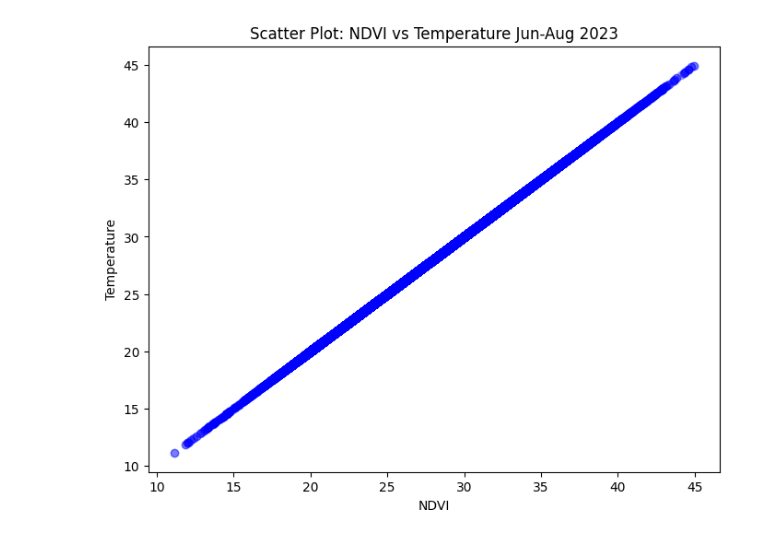
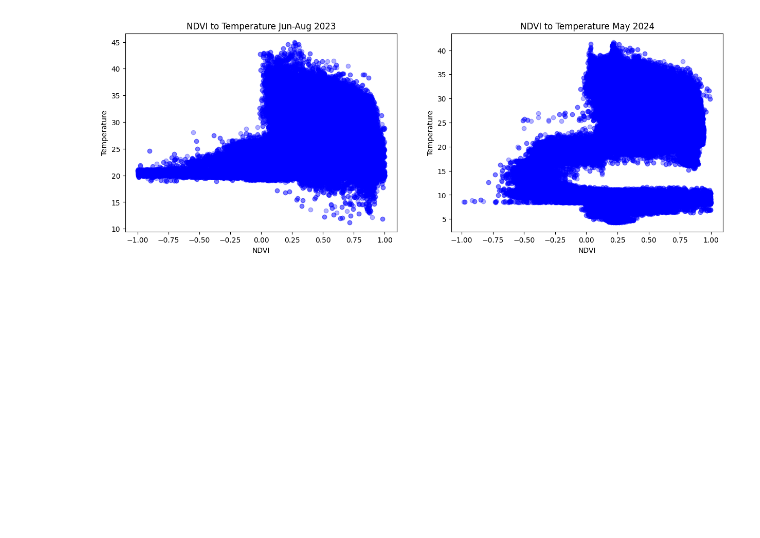
Before and after one commit to KZabd/PMfG_Exam, a Jupyter notebook: KZabdyrskaExam/KZtask1.ipynb, the cells around one changed output. Drawn from its saved outputs; the diff is of its cells as text; code cells hidden in the pictures; blank space fills up the shorter version.

```diff
--- a/KZabdyrskaExam/KZtask1.ipynb
+++ b/KZabdyrskaExam/KZtask1.ipynb
@@ -11,5 +6,6 @@ ndvi_files = ["t5_lst2023_Jun_Aug.tif", "t5_ndvi2024May.tif"]
 # %%
-# Read temperature and NDVI data
-temp_data_list = [rasterio.open(data_dir + file).read(1) for file in temp_files]
-ndvi_data_list = [rasterio.open(data_dir + file).read(1) for file in ndvi_files]
+temp1 = rasterio.open("/Users/user/Studia_RSG/S2/Python_Matlab_for_Geoscience/Exam/t5_lst2023_Jun_Aug.tif").read(1)
+temp2 = rasterio.open("/Users/user/Studia_RSG/S2/Python_Matlab_for_Geoscience/Exam/t5_lst2024May.tif").read(1)
+ndvi1 = rasterio.open("/Users/user/Studia_RSG/S2/Python_Matlab_for_Geoscience/Exam/t5_ndvi2024_Jul_Aug.tif").read(1)
+ndvi2 = rasterio.open("/Users/user/Studia_RSG/S2/Python_Matlab_for_Geoscience/Exam/t5_ndvi2024May.tif").read(1)
 # %%
@@ -48,10 +67,16 @@ plt.show()
 # %%
-# Scatter plot: x = NDVI, y = Temperature
-plt.figure(figsize=(8, 6))
-plt.scatter(ndvi_data_list[0].flatten(), temp_data_list[0].flatten(), alpha=0.3, color='blue')
-plt.xlabel("NDVI")
-plt.ylabel("Temperature")
-plt.title("Scatter Plot: NDVI vs Temperature Jun-Aug 2023")
+fig, axes = plt.subplots(1, 2, figsize=(15, 5))
+
+axes[0].scatter(ndvi1.flatten(), temp1.flatten(), alpha=0.3, color='blue')
+axes[0].set_xlabel("NDVI")
+axes[0].set_ylabel("Temperature")
+axes[0].set_title("NDVI to Temperature Jun-Aug 2023")
+
+axes[1].scatter(ndvi2.flatten(), temp2.flatten(), alpha=0.3, color='blue')
+axes[1].set_xlabel("NDVI")
+axes[1].set_ylabel("Temperature")
+axes[1].set_title("NDVI to Temperature May 2024")
+
 plt.show()
 # %% [output]
-[figure, old version]
+[figure, new version]
```
Also changed, not shown: parts of 3 cells of this notebook.
